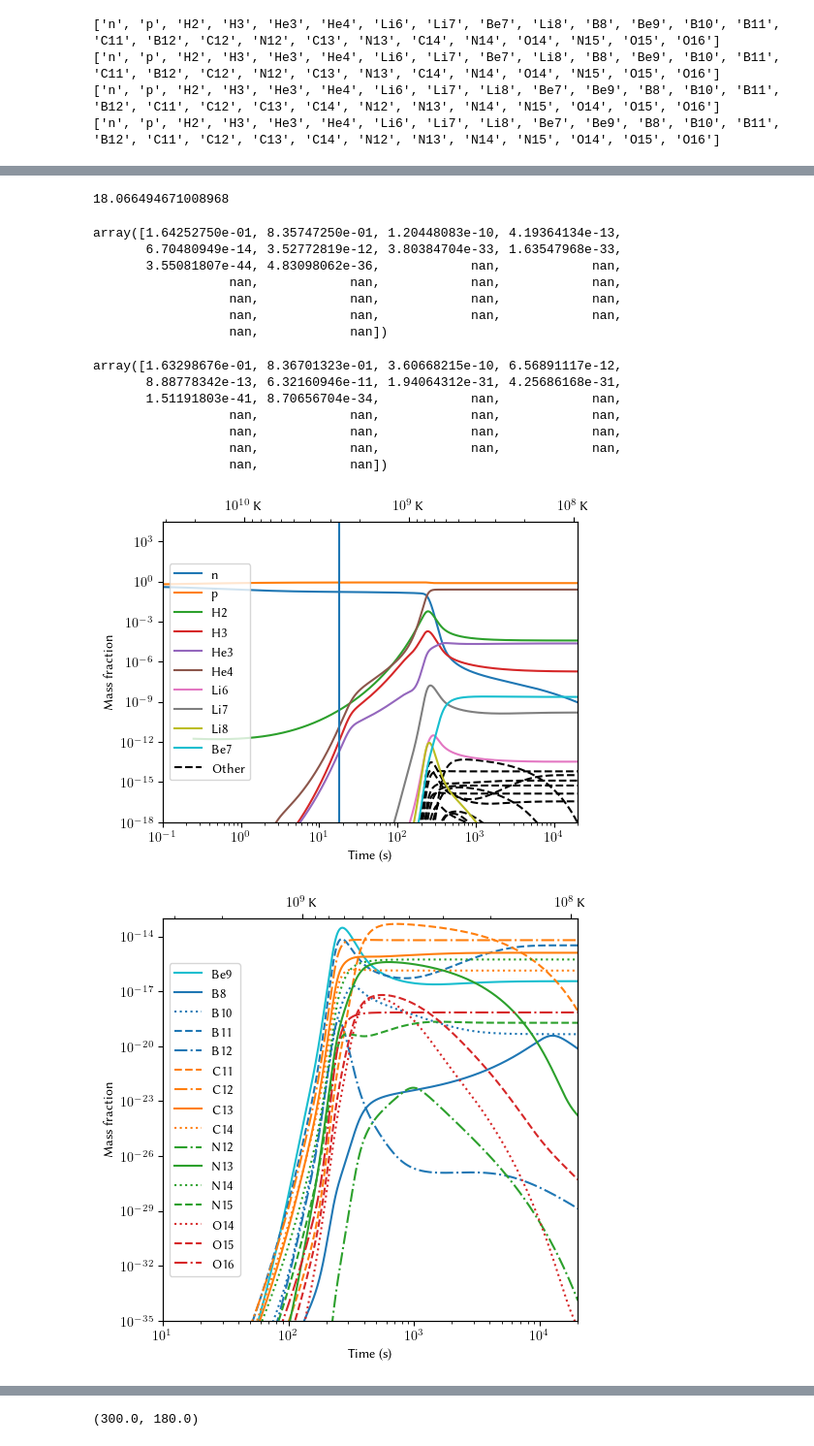
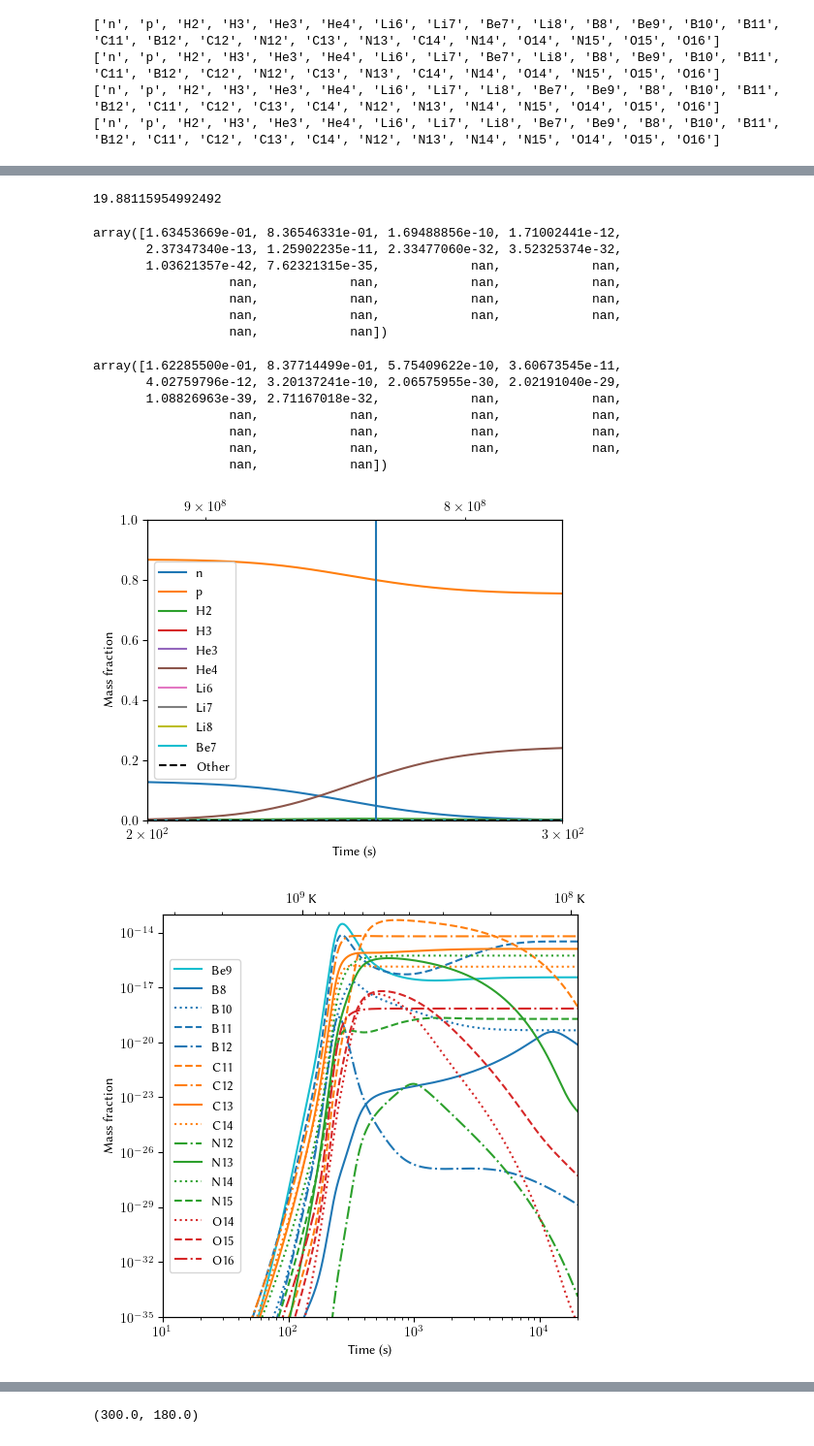
Before and after one commit to hansbdein/Speciale, a Jupyter notebook: CacheBackground.ipynb, the cells around one changed output, grey strips where cells are left out. Shown at 97% size. Cells and saved outputs as stored; diff of their text form; code cells hidden in the pictures.

```diff
--- a/CacheBackground.ipynb
+++ b/CacheBackground.ipynb
@@ -136,7 +136,7 @@ def P_gamma(T):     #photon pressure
 
 ### Initial conditions ###
 
-T_ini=10                     #initial temperature in MeV
+T_ini=5                     #initial temperature in MeV
 
 t_ini=3/(2*np.sqrt(43/5*G*np.pi**3))/T_ini**2 #initial time in hbar/MeV
 
@@ -311,7 +311,7 @@ tfull=3/(2*np.sqrt(43/5*G*np.pi**3))/(2/TMeV2T9 )**2
 
 #tLi=10*timeunit
 #times for switching between networks
-t_start=[t_ini,tLi,10*tfull,1e5*timeunit]
+t_start=[t_ini,tLi,tfull,1e5*timeunit]
 # %%
 tfull/timeunit
 # %% [output]
@@ -550,13 +550,13 @@ n_b_ini/a_cache(soltime[1150])**3*molcm3
 # %%
 soltime[1150]/timeunit
 # %% [output]
-18.066494671008968
+19.88115954992492
 # %%
 np.array([fabun[1150] for fabun in solY])
 # %% [output]
-array([1.64252750e-01, 8.35747250e-01, 1.20448083e-10, 4.19364134e-13,
-       6.70480949e-14, 3.52772819e-12, 3.80384704e-33, 1.63547968e-33,
-       3.55081807e-44, 4.83098062e-36,            nan,            nan,
+array([1.63453669e-01, 8.36546331e-01, 1.69488856e-10, 1.71002441e-12,
+       2.37347340e-13, 1.25902235e-11, 2.33477060e-32, 3.52325374e-32,
+       1.03621357e-42, 7.62321315e-35,            nan,            nan,
                   nan,            nan,            nan,            nan,
                   nan,            nan,            nan,            nan,
                   nan,            nan,            nan,            nan,
@@ -564,9 +564,9 @@ array([1.64252750e-01, 8.35747250e-01, 1.20448083e-10, 4.19364134e-13,
 # %%
 np.array([fabun[1200] for fabun in solY]*A[:fnNucs])
 # %% [output]
-array([1.63298676e-01, 8.36701323e-01, 3.60668215e-10, 6.56891117e-12,
-       8.88778342e-13, 6.32160946e-11, 1.94064312e-31, 4.25686168e-31,
-       1.51191803e-41, 8.70656704e-34,            nan,            nan,
+array([1.62285500e-01, 8.37714499e-01, 5.75409622e-10, 3.60673545e-11,
+       4.02759796e-12, 3.20137241e-10, 2.06575955e-30, 2.02191040e-29,
+       1.08826963e-39, 2.71167018e-32,            nan,            nan,
                   nan,            nan,            nan,            nan,
                   nan,            nan,            nan,            nan,
                   nan,            nan,            nan,            nan,
@@ -598,14 +598,14 @@ for i in range(10):
     plt.plot(soltime/timeunit, A[i]*solY[i],line[i], color=colors[i], label=Y_labels[i])
 plt.plot(soltime/timeunit, A[19]*solY[19],'k--', label='Other')
 
-plt.axvline(soltime[1150]/timeunit)
+plt.axvline(250)
 plt.xlabel('Time (s)')
 plt.ylabel('Mass fraction')
-xlims=(0.1,2e4)
-plt.ylim(1e-18,30000)
+xlims=(200,300)
+plt.ylim(1e-18,1)
 plt.xlim(*xlims)
 plt.xscale('log')
-plt.yscale('log')
+#plt.yscale('log')
 
 plt.legend(loc='center left')
 plt.twiny()
@@ -650,32 +650,32 @@ plt.xscale('log')
 plt.xlim(*(T_cache(timeunit*t)*TMeV2T9*1e9 for t in xlims))
 plt.gca().xaxis.set_major_formatter(AddK())
 
 #fig.savefig('TeX/figures/abundanceheavy.pdf')
 plt.show()
 
 ######
 
 plt.figure('step size')
 plt.plot(range(len(soltime)),[(soltime[i]-soltime[i-1])/timeunit for i in range(len(soltime))] )
 
 plt.yscale('log')
 plt.xlabel('step')
 plt.ylabel('stepsize in seconds')
 plt.show()
 
 plt.figure('abundance',figsize=(6.4, 8))
 
 for i in range(fnNucs):
       plt.plot(range(len(soltime)), A[i]*solY[i],line[i], color=colors[i], label=Y_labels[i])
 
 plt.xlabel('step')
 plt.ylabel('Mass fraction')
 plt.ylim(1e-80,1)
 #plt.xlim(0,20)
 #plt.xscale('log')
 plt.yscale('log')
 plt.legend(loc='right')
 plt.show()
 # %% [output]
-[figure, old version]
+[figure, new version]
 [figure]
```
Also changed, not shown: parts of 48 cells of this notebook, 30 other files.
